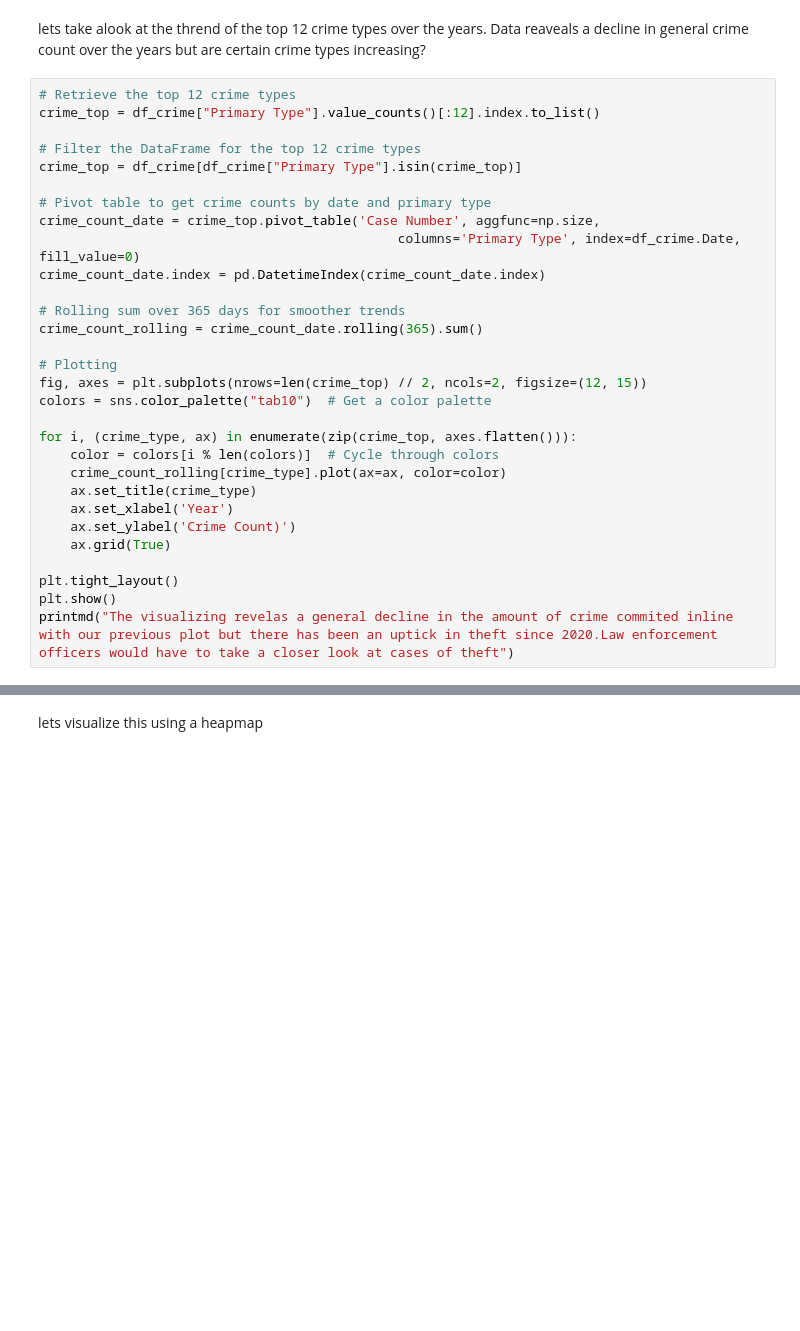
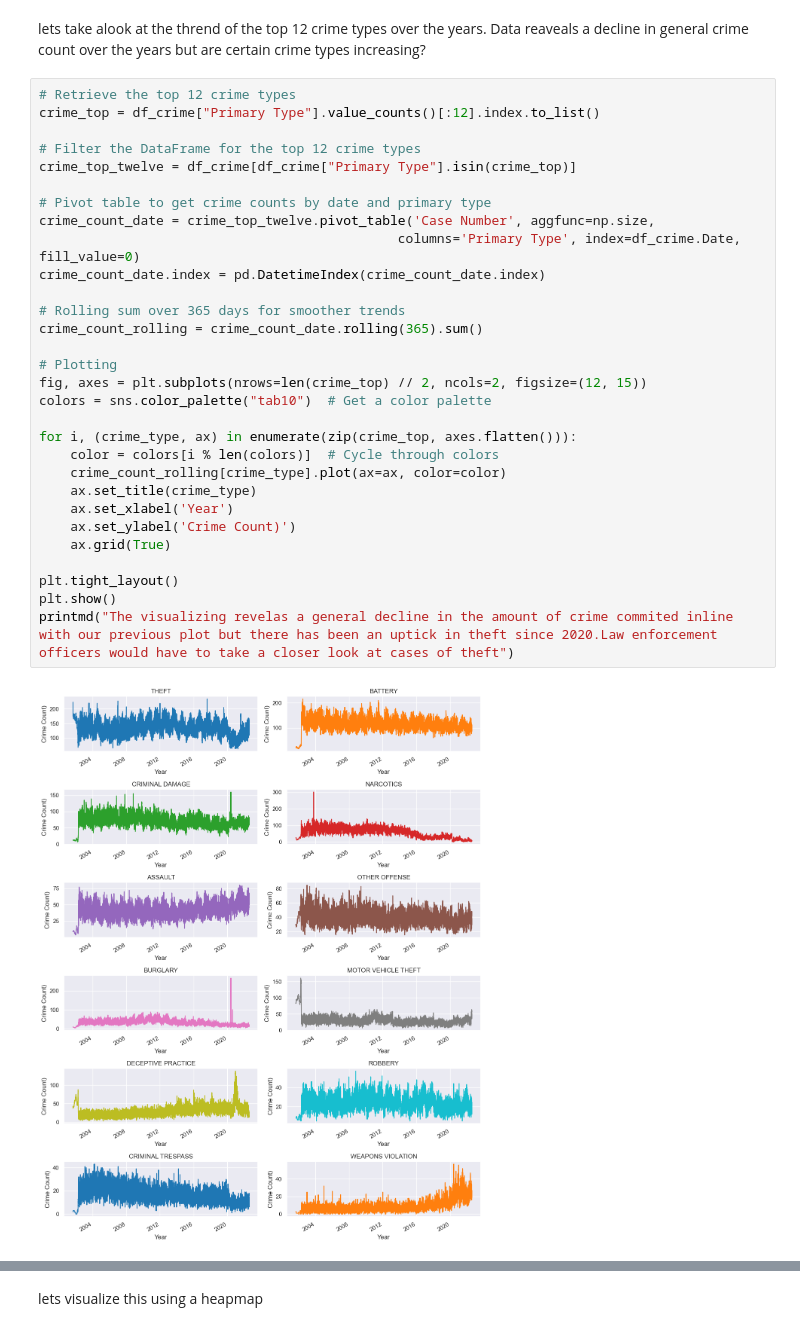
Before and after one commit to SaliuA/Chicago_Crime_EDA, a Jupyter notebook: Chicago_crime_eda.ipynb, the cells around one changed output, grey strips where cells are left out. Cells and saved outputs as stored; diff of their text form; blank space fills up the shorter version.

```diff
--- a/Chicago_crime_eda.ipynb
+++ b/Chicago_crime_eda.ipynb
@@ -426,30 +433,32 @@ lets take alook at the thrend of the top 12 crime types over the years. Data rea
 # %%
 # Retrieve the top 12 crime types
 crime_top = df_crime["Primary Type"].value_counts()[:12].index.to_list()
 
 # Filter the DataFrame for the top 12 crime types
-crime_top = df_crime[df_crime["Primary Type"].isin(crime_top)]
+crime_top_twelve = df_crime[df_crime["Primary Type"].isin(crime_top)]
 
 # Pivot table to get crime counts by date and primary type
-crime_count_date = crime_top.pivot_table('Case Number', aggfunc=np.size,
+crime_count_date = crime_top_twelve.pivot_table('Case Number', aggfunc=np.size,
                                               columns='Primary Type', index=df_crime.Date, fill_value=0)
 crime_count_date.index = pd.DatetimeIndex(crime_count_date.index)
 
 # Rolling sum over 365 days for smoother trends
 crime_count_rolling = crime_count_date.rolling(365).sum()
 
 # Plotting
 fig, axes = plt.subplots(nrows=len(crime_top) // 2, ncols=2, figsize=(12, 15))
 colors = sns.color_palette("tab10")  # Get a color palette
 
 for i, (crime_type, ax) in enumerate(zip(crime_top, axes.flatten())):
     color = colors[i % len(colors)]  # Cycle through colors
     crime_count_rolling[crime_type].plot(ax=ax, color=color)
     ax.set_title(crime_type)
     ax.set_xlabel('Year')
     ax.set_ylabel('Crime Count)')
     ax.grid(True)
 
 plt.tight_layout()
 plt.show()
 printmd("The visualizing revelas a general decline in the amount of crime commited inline with our previous plot but there has been an uptick in theft since 2020.Law enforcement officers would have to take a closer look at cases of theft")
+# %% [output]
+[figure, added]
```
Also changed, not shown: parts of 4 cells of this notebook.
